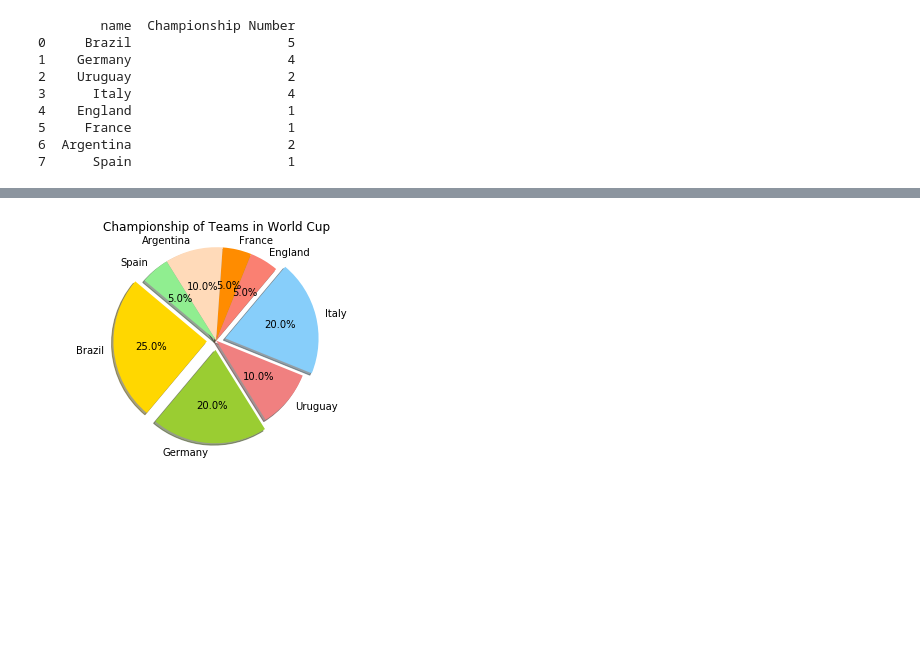
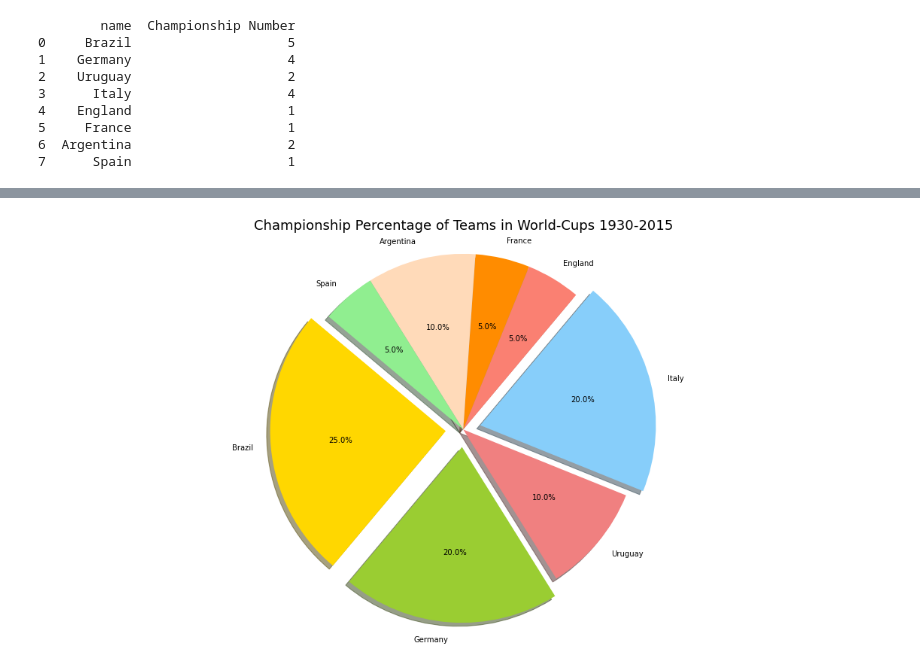
Before and after one commit to MasoudMoeini/Football-World-Cup, a Jupyter notebook: Football_WorldCup_02.ipynb, the cells around one changed output, grey strips where cells are left out. Saved outputs shown, nothing was run; the diff lists cells and outputs as text; code cells hidden in the pictures; blank space fills up the shorter version.

```diff
--- a/Football_WorldCup_02.ipynb
+++ b/Football_WorldCup_02.ipynb
@@ -92,17 +92,18 @@ plt.plot(Name,Win,'ro')
 # %%
+plt.figure(figsize=(20,10))
 labels = 'Brazil', 'Germany','Uruguay','Italy','England','France','Argentina','Spain'
 sizes =df.loc[:,'Championship Number']
 colors = ['gold', 'yellowgreen', 'lightcoral', 'lightskyblue','salmon','darkorange','peachpuff','lightgreen']
 
 explode = (0.1, 0.1, 0, 0.1,0,0,0,0)  # explode 1st slice
 
 # Plot
 
 plt.pie(sizes, explode=explode, labels=labels, colors=colors,
         autopct='%1.1f%%', shadow=True, startangle=140)
 
 plt.axis('equal')
-plt.title('Championship of Teams in World Cup')
+plt.title('Championship Percentage of Teams in World-Cups 1930-2015',fontsize=18)
 plt.show()
 # %% [output]
-[figure, old version]
+[figure, new version]
```
Also changed, not shown: parts of 3 cells of this notebook, 2 other files.
